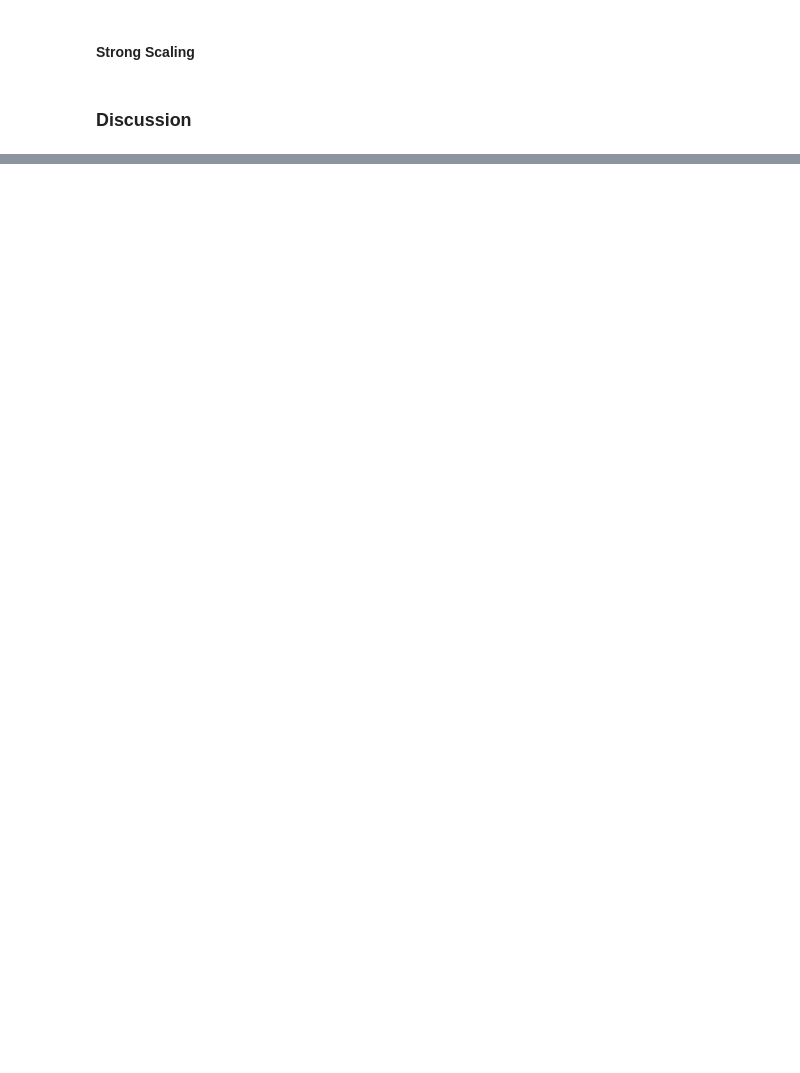
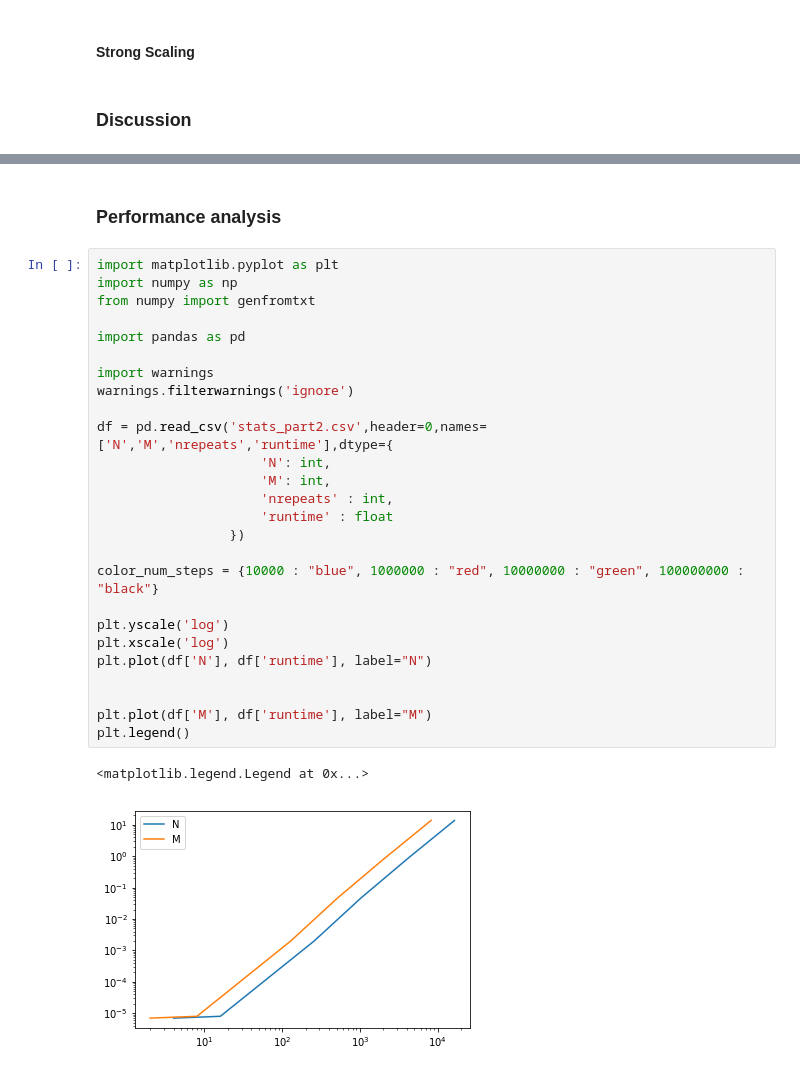
Before and after one commit to CyrilGomes/TP_OPENMP, a Jupyter notebook: src/openmp_tp.ipynb, the cells around one changed output, grey strips where cells are left out. Cells and saved outputs as stored; diff of their text form; blank space fills up the shorter version.

```diff
--- a/src/openmp_tp.ipynb
+++ b/src/openmp_tp.ipynb
@@ -111,0 +176,31 @@ KeyError: 10
+# %% [markdown]
+### Performance analysis
+# %%
+import matplotlib.pyplot as plt
+import numpy as np
+from numpy import genfromtxt
+
+import pandas as pd
+
+import warnings
+warnings.filterwarnings('ignore')
+
+df = pd.read_csv('stats_part2.csv',header=0,names=['N','M','nrepeats','runtime'],dtype={
+                     'N': int,
+                     'M': int,
+                     'nrepeats' : int,
+                     'runtime' : float
+                 })
+
+color_num_steps = {10000 : "blue", 1000000 : "red", 10000000 : "green", 100000000 : "black"}
+
+plt.yscale('log')
+plt.xscale('log')
+plt.plot(df['N'], df['runtime'], label="N")
+
+
+plt.plot(df['M'], df['runtime'], label="M")
+plt.legend()
+# %% [output]
+<matplotlib.legend.Legend at 0x...>
+[figure, added]
```
Also changed, not shown: parts of 11 cells of this notebook, 9 other files.
